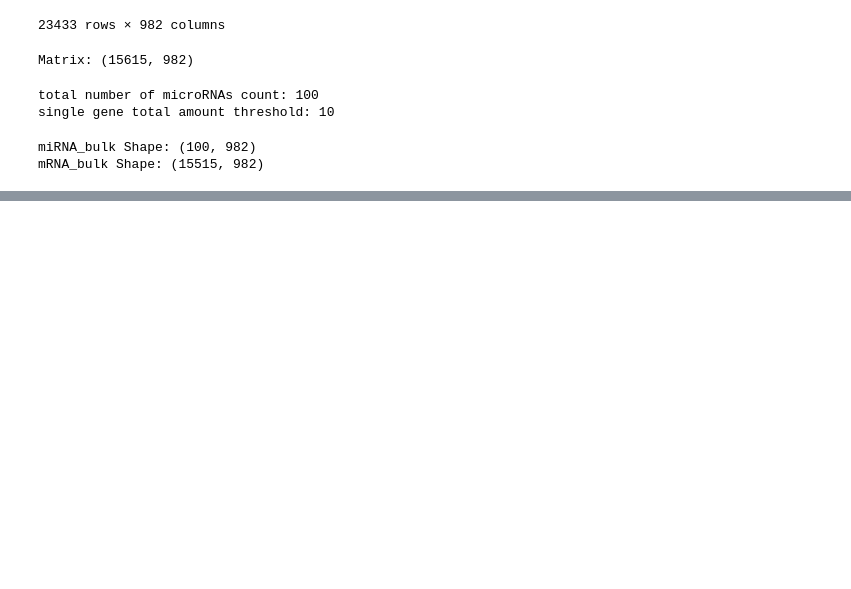
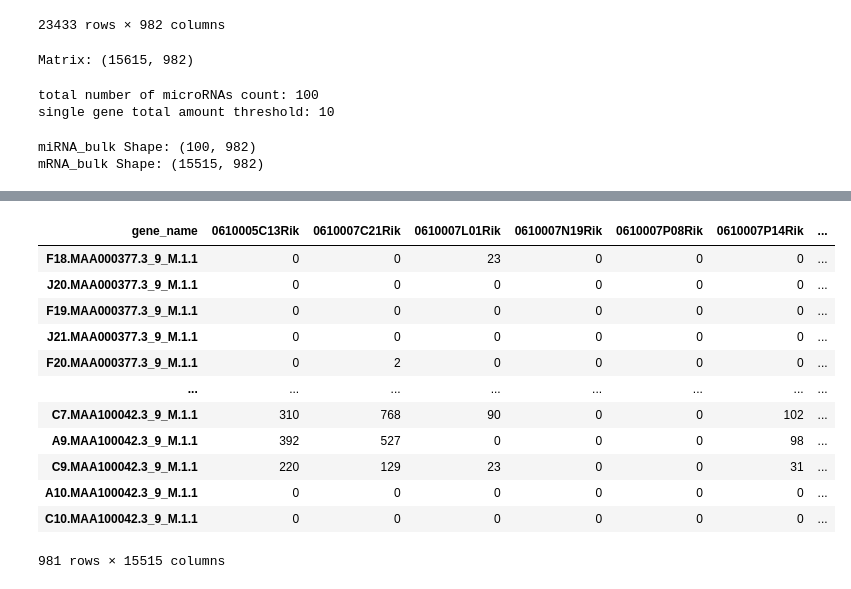
Before and after one commit to Fahim17/inferring-miRNA, a Jupyter notebook: data_manipulation.ipynb, the cells around one changed output, grey strips where cells are left out. Drawn from its saved outputs; the diff is of its cells as text; code cells hidden in the pictures; blank space fills up the shorter version.

```diff
--- a/data_manipulation.ipynb
+++ b/data_manipulation.ipynb
@@ -64,0 +77,10 @@ mRNA_bulk.to_csv('data_primary/mRNA_bulk.csv')
+# %%
+# new_df_T= new_df.set_index('gene_name')
+
+# new_df_T = new_df_T.T
+
+miRNA_bulk_T = miRNA_bulk.set_index('gene_name')
+mRNA_bulk_T = mRNA_bulk.set_index('gene_name')
+
+miRNA_bulk_T = miRNA_bulk_T.T
+mRNA_bulk_T = mRNA_bulk_T.T
@@ -65 +100,17 @@ mRNA_bulk.to_csv('data_primary/mRNA_bulk.csv')
+# %%
+mRNA_bulk_T
+# %% [output]
+| gene_name | 0610005C13Rik | 0610007C21Rik | 0610007L01Rik | 0610007N19Rik | 0610007P08Rik | 0610007P14Rik | ... |
+| F18.MAA000377.3_9_M.1.1 | 0 | 0 | 23 | 0 | 0 | 0 | ... |
+| J20.MAA000377.3_9_M.1.1 | 0 | 0 | 0 | 0 | 0 | 0 | ... |
+| F19.MAA000377.3_9_M.1.1 | 0 | 0 | 0 | 0 | 0 | 0 | ... |
+| J21.MAA000377.3_9_M.1.1 | 0 | 0 | 0 | 0 | 0 | 0 | ... |
+| F20.MAA000377.3_9_M.1.1 | 0 | 2 | 0 | 0 | 0 | 0 | ... |
+| ... | ... | ... | ... | ... | ... | ... | ... |
+| C7.MAA100042.3_9_M.1.1 | 310 | 768 | 90 | 0 | 0 | 102 | ... |
+| A9.MAA100042.3_9_M.1.1 | 392 | 527 | 0 | 0 | 0 | 98 | ... |
+| C9.MAA100042.3_9_M.1.1 | 220 | 129 | 23 | 0 | 0 | 31 | ... |
+| A10.MAA100042.3_9_M.1.1 | 0 | 0 | 0 | 0 | 0 | 0 | ... |
+| C10.MAA100042.3_9_M.1.1 | 0 | 0 | 0 | 0 | 0 | 0 | ... |
+981 rows × 15515 columns
 # %%
```
Also changed, not shown: parts of 11 cells of this notebook, 1 other file.
